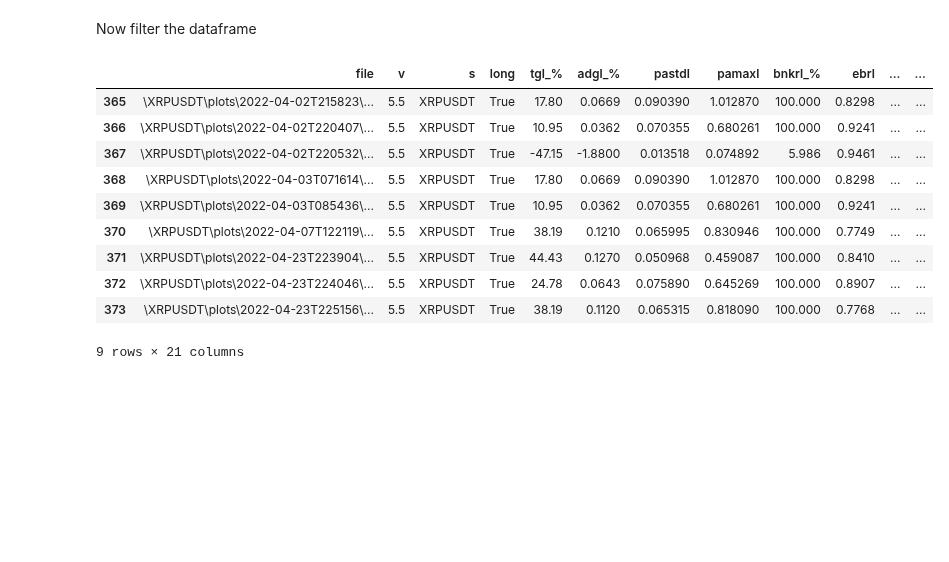
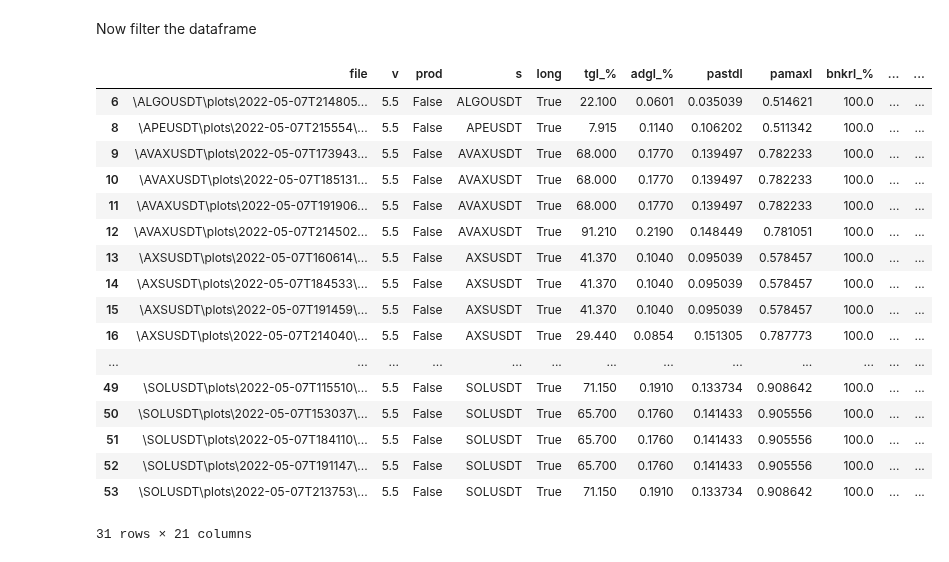
Before and after one commit to shroukkhan/passivbot, a Jupyter notebook: analyze_result.ipynb, the cells around one changed output. Drawn from its saved outputs; the diff is of its cells as text; code cells hidden in the pictures; blank space fills up the shorter version.

```diff
--- a/analyze_result.ipynb
+++ b/analyze_result.ipynb
@@ -12,7 +12,7 @@ import json
 import pandas as pd
 # %%
 big_data = pd.DataFrame()
-files = glob.iglob('backtests/binance/' + '**/backtest_result.txt', recursive=True)
+files = glob.iglob('backtests/bybit/' + '**/backtest_result.txt', recursive=True)
 i = 0
 for filename in files:
     #print(f'parsing : {filename}')
@@ -23,7 +23,7 @@ for filename in files:
 
     with open(filename, 'r') as file:
         data = file.read().split('\n')
-        d = {'file': filename.replace('backtests/binance','')}
+        d = {'file': filename.replace('backtests/bybit','')}
         current_state = 'long'
         for l in data:
             l = l.split('|')
@@ -78,7 +78,7 @@ for filename in files:
 
         big_data = big_data.append(d, ignore_index=True)
 
-# files = glob.iglob('backtests/binance_production/' + '**/backtest_result.txt', recursive=True)
+# files = glob.iglob('backtests/bybit_production/' + '**/backtest_result.txt', recursive=True)
 # i = 0
 # for filename in files:
 #     #print(f'parsing : {filename}')
@@ -89,7 +89,7 @@ for filename in files:
 #
 #     with open(filename, 'r') as file:
 #         data = file.read().split('\n')
-#         d = {'file': filename.replace('backtests/binance_production','')}
+#         d = {'file': filename.replace('backtests/bybit_production','')}
 #         current_state = 'long'
 #         for l in data:
 #             l = l.split('|')
@@ -193,46 +193,53 @@ allowed_symbols = [
     # "----------------------------------------",
     # "1000XEC","AKRO","ALPHA","ANKR","BAKE","BAND","BEL","BTS","C98","COMP",
     "-----------------------------------",
     # "DGB","DOGO","FLM","FLOW","HBAR",
     # "-----------------------------------",
     # "HOT","ICX","IOST","IOTA","KAVA","KLAY","LINA","LIT","MKR","MTL","NEO","NKN","OGN","ONT"
     #"QTUM","REEF","RLC","RVN","SC","SFP","STMX","TOMO","TRB","UNFI","WAVES", "ZIL", "ZRX"
     #"COTI"
     #"RUNE","UNI"
     #"BAT", "BAL", "SRM", "RUNE",
     #"BAT", "BAL", "SRM", "RUNE" , 'STORJ','UNI','FTM','FIL','LRC','CVC',"CTK","SKL","SAND","XEM"
-    "XRP"
+   "XRP", "ADA", "SOL", "TRX", "AXS", "LUNA", "SAND", "AVAX", "FTM", "ALGO", "NEAR", "GALA", "ENS", "WAVES", "KNC", "APE", "GMT", "DAR",
 ]
 allowed_symbols = [s + "USDT" for s in allowed_symbols]
 big_data['adgt_%'] = big_data['adgl_%'] + big_data['adgs_%']
 df = big_data[(big_data.s.isin(allowed_symbols))
     #& (big_data['long'] == True)
-    #& (big_data['adgl_%'] > 0.04)
+    & (big_data['adgl_%'] > 0.04)
     #& (big_data['short'] == True)
     #& (big_data['adgt_%'] > 0.1)
     #& (big_data['bnkrl_%'] > 95.0)
     #& (big_data['bnkrs_%'] > 95.0)
     #& (big_data['ebrs'] > .85)
     #& (big_data['ebrl'] > .8)
     #& (big_data['v'] == '5.5')
 
     # & (big_data['tg_%'] > 10)
     # & (big_data['ebr'] > .85)
 ]
 #df['total_adg'] = big_data['adgl_%'] + big_data['adgs_%']
 df
 # %% [output]
-|  | file | v | s | long | tgl_% | adgl_% | pastdl | pamaxl | bnkrl_% | ebrl | ... | ... |
-| 365 | \XRPUSDT\plots\2022-04-02T215823\... | 5.5 | XRPUSDT | True | 17.80 | 0.0669 | 0.090390 | 1.012870 | 100.000 | 0.8298 | ... | ... |
-| 366 | \XRPUSDT\plots\2022-04-02T220407\... | 5.5 | XRPUSDT | True | 10.95 | 0.0362 | 0.070355 | 0.680261 | 100.000 | 0.9241 | ... | ... |
-| 367 | \XRPUSDT\plots\2022-04-02T220532\... | 5.5 | XRPUSDT | True | -47.15 | -1.8800 | 0.013518 | 0.074892 | 5.986 | 0.9461 | ... | ... |
-| 368 | \XRPUSDT\plots\2022-04-03T071614\... | 5.5 | XRPUSDT | True | 17.80 | 0.0669 | 0.090390 | 1.012870 | 100.000 | 0.8298 | ... | ... |
-| 369 | \XRPUSDT\plots\2022-04-03T085436\... | 5.5 | XRPUSDT | True | 10.95 | 0.0362 | 0.070355 | 0.680261 | 100.000 | 0.9241 | ... | ... |
-| 370 | \XRPUSDT\plots\2022-04-07T122119\... | 5.5 | XRPUSDT | True | 38.19 | 0.1210 | 0.065995 | 0.830946 | 100.000 | 0.7749 | ... | ... |
-| 371 | \XRPUSDT\plots\2022-04-23T223904\... | 5.5 | XRPUSDT | True | 44.43 | 0.1270 | 0.050968 | 0.459087 | 100.000 | 0.8410 | ... | ... |
-| 372 | \XRPUSDT\plots\2022-04-23T224046\... | 5.5 | XRPUSDT | True | 24.78 | 0.0643 | 0.075890 | 0.645269 | 100.000 | 0.8907 | ... | ... |
-| 373 | \XRPUSDT\plots\2022-04-23T225156\... | 5.5 | XRPUSDT | True | 38.19 | 0.1120 | 0.065315 | 0.818090 | 100.000 | 0.7768 | ... | ... |
+|  | file | v | prod | s | long | tgl_% | adgl_% | pastdl | pamaxl | bnkrl_% | ... | ... |
+| 6 | \ALGOUSDT\plots\2022-05-07T214805... | 5.5 | False | ALGOUSDT | True | 22.100 | 0.0601 | 0.035039 | 0.514621 | 100.0 | ... | ... |
+| 8 | \APEUSDT\plots\2022-05-07T215554\... | 5.5 | False | APEUSDT | True | 7.915 | 0.1140 | 0.106202 | 0.511342 | 100.0 | ... | ... |
+| 9 | \AVAXUSDT\plots\2022-05-07T173943... | 5.5 | False | AVAXUSDT | True | 68.000 | 0.1770 | 0.139497 | 0.782233 | 100.0 | ... | ... |
+| 10 | \AVAXUSDT\plots\2022-05-07T185131... | 5.5 | False | AVAXUSDT | True | 68.000 | 0.1770 | 0.139497 | 0.782233 | 100.0 | ... | ... |
+| 11 | \AVAXUSDT\plots\2022-05-07T191906... | 5.5 | False | AVAXUSDT | True | 68.000 | 0.1770 | 0.139497 | 0.782233 | 100.0 | ... | ... |
+| 12 | \AVAXUSDT\plots\2022-05-07T214502... | 5.5 | False | AVAXUSDT | True | 91.210 | 0.2190 | 0.148449 | 0.781051 | 100.0 | ... | ... |
+| 13 | \AXSUSDT\plots\2022-05-07T160614\... | 5.5 | False | AXSUSDT | True | 41.370 | 0.1040 | 0.095039 | 0.578457 | 100.0 | ... | ... |
+| 14 | \AXSUSDT\plots\2022-05-07T184533\... | 5.5 | False | AXSUSDT | True | 41.370 | 0.1040 | 0.095039 | 0.578457 | 100.0 | ... | ... |
+| 15 | \AXSUSDT\plots\2022-05-07T191459\... | 5.5 | False | AXSUSDT | True | 41.370 | 0.1040 | 0.095039 | 0.578457 | 100.0 | ... | ... |
+| 16 | \AXSUSDT\plots\2022-05-07T214040\... | 5.5 | False | AXSUSDT | True | 29.440 | 0.0854 | 0.151305 | 0.787773 | 100.0 | ... | ... |
+| ... | ... | ... | ... | ... | ... | ... | ... | ... | ... | ... | ... | ... |
+| 49 | \SOLUSDT\plots\2022-05-07T115510\... | 5.5 | False | SOLUSDT | True | 71.150 | 0.1910 | 0.133734 | 0.908642 | 100.0 | ... | ... |
+| 50 | \SOLUSDT\plots\2022-05-07T153037\... | 5.5 | False | SOLUSDT | True | 65.700 | 0.1760 | 0.141433 | 0.905556 | 100.0 | ... | ... |
+| 51 | \SOLUSDT\plots\2022-05-07T184110\... | 5.5 | False | SOLUSDT | True | 65.700 | 0.1760 | 0.141433 | 0.905556 | 100.0 | ... | ... |
+| 52 | \SOLUSDT\plots\2022-05-07T191147\... | 5.5 | False | SOLUSDT | True | 65.700 | 0.1760 | 0.141433 | 0.905556 | 100.0 | ... | ... |
+| 53 | \SOLUSDT\plots\2022-05-07T213753\... | 5.5 | False | SOLUSDT | True | 71.150 | 0.1910 | 0.133734 | 0.908642 | 100.0 | ... | ... |
-9 rows × 21 columns
+31 rows × 21 columns
 # %%
 df.drop_duplicates(
     subset=['s', 'prod', 'tgl_%', 'tgs_%', 'adgl_%', 'adgs_%', 'adgt_%', 'bnkrl_%', 'bnkrs_%', 'ebrl', 'ebrs', 'long',
```
Also changed, not shown: parts of 2 cells of this notebook, 2 other files.
